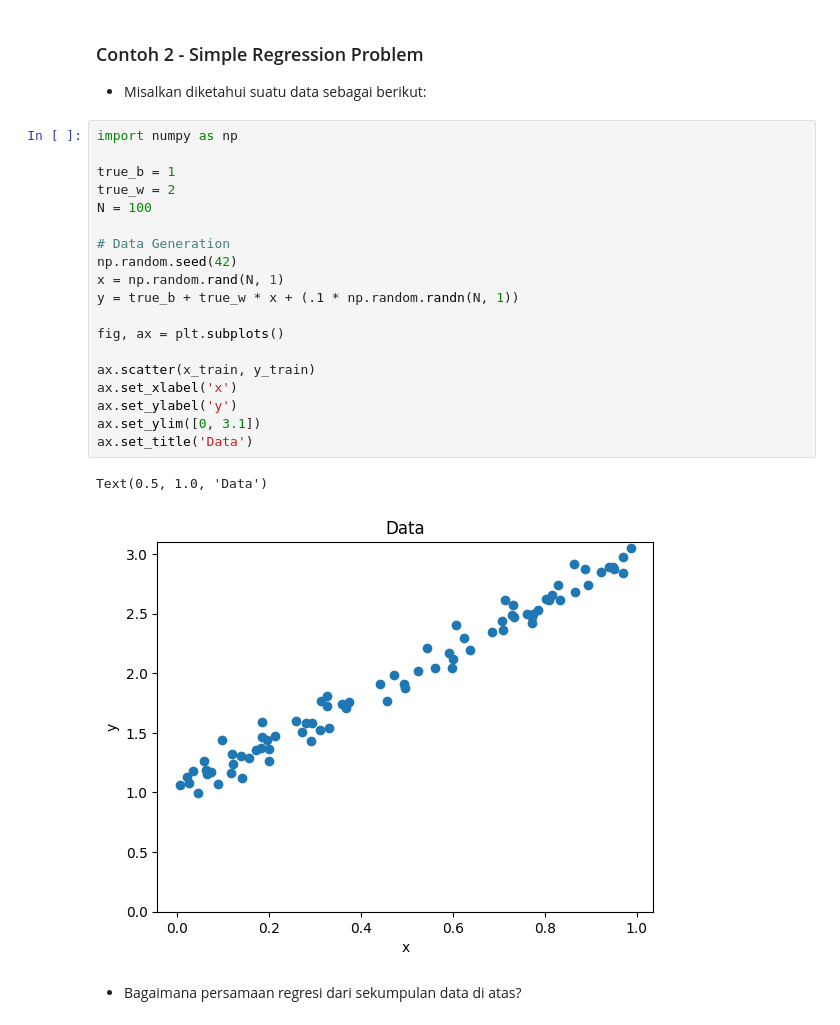
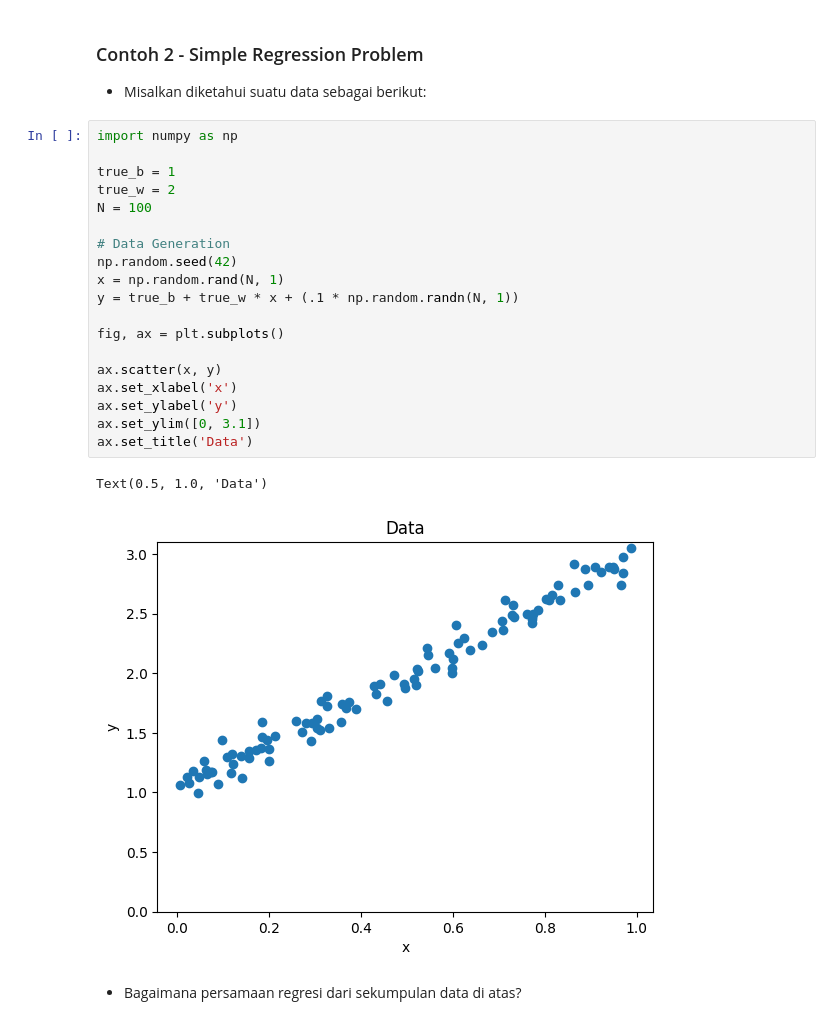
Before and after one commit to miftanurfarid/kecerdasan_buatan, a Jupyter notebook: slide/2024/05.applications/05.applications.ipynb, the cells around one changed output. Drawn from its saved outputs; the diff is of its cells as text.

```diff
--- a/slide/2024/05.applications/05.applications.ipynb
+++ b/slide/2024/05.applications/05.applications.ipynb
@@ -661,25 +664,25 @@ nilai x_1 dan x_2 terbaik adalah 0.21 dan 0.13
 # %%
 import numpy as np
 
 true_b = 1
 true_w = 2
 N = 100
 
 # Data Generation
 np.random.seed(42)
 x = np.random.rand(N, 1)
 y = true_b + true_w * x + (.1 * np.random.randn(N, 1))
 
 fig, ax = plt.subplots()
 
-ax.scatter(x_train, y_train)
+ax.scatter(x, y)
 ax.set_xlabel('x')
 ax.set_ylabel('y')
 ax.set_ylim([0, 3.1])
 ax.set_title('Data')
 # %% [output]
 Text(0.5, 1.0, 'Data')
-[figure, old version]
+[figure, new version]
 # %% [markdown]
 - Bagaimana persamaan regresi dari sekumpulan data di atas?
 # %% [markdown]
```
Also changed, not shown: parts of 18 cells of this notebook.
